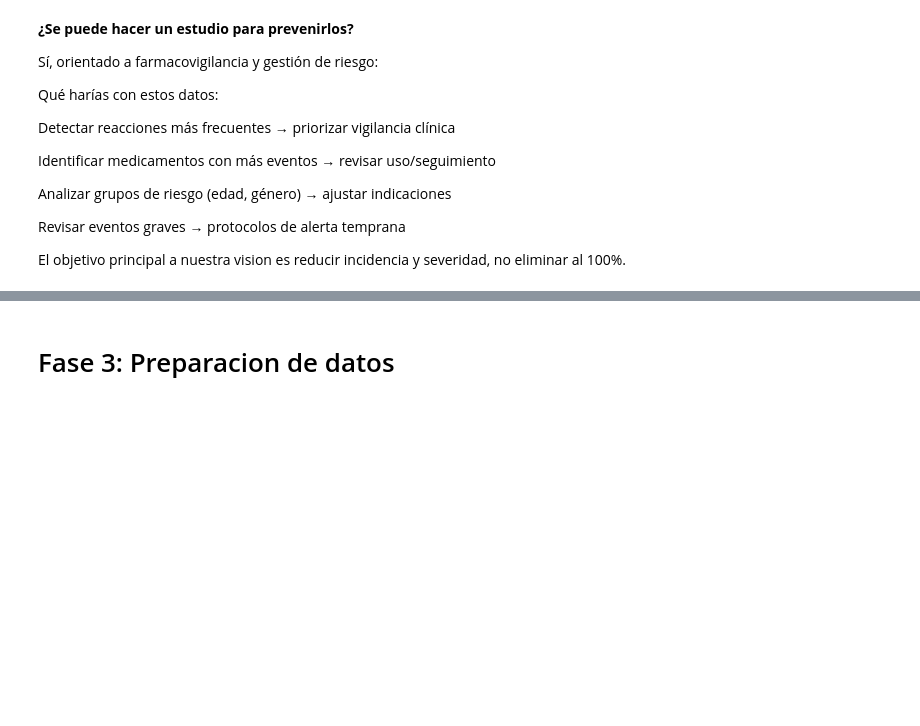
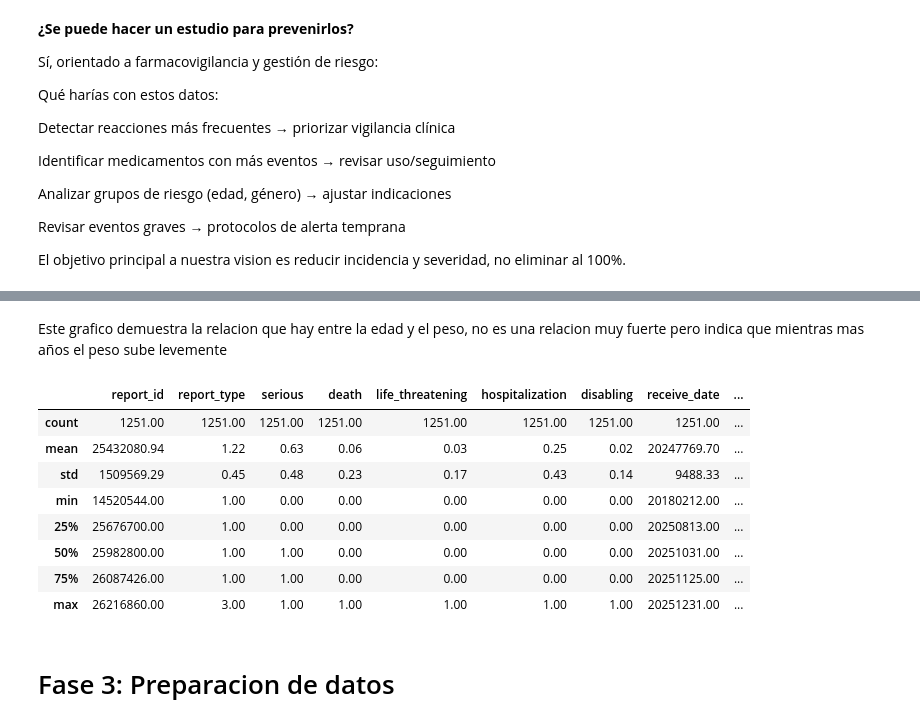
Before and after one commit to Ruhtenio/Mineria_Datos002D, a Jupyter notebook: Eventos_adversos_FDA.ipynb, the cells around one changed output, grey strips where cells are left out. Drawn from its saved outputs; the diff is of its cells as text; code cells hidden in the pictures; blank space fills up the shorter version.

```diff
--- a/Eventos_adversos_FDA.ipynb
+++ b/Eventos_adversos_FDA.ipynb
@@ -633,3 +656,17 @@ Revisar eventos graves → protocolos de alerta temprana
+# %% [markdown]
+Este grafico demuestra la relacion que hay entre la edad y el peso, no es una relacion muy fuerte pero indica que mientras mas años el peso sube levemente
+# %%
+df2.describe().round(2)
+# %% [output]
+|  | report_id | report_type | serious | death | life_threatening | hospitalization | disabling | receive_date | ... |
+| count | 1251.00 | 1251.00 | 1251.00 | 1251.00 | 1251.00 | 1251.00 | 1251.00 | 1251.00 | ... |
+| mean | 25432080.94 | 1.22 | 0.63 | 0.06 | 0.03 | 0.25 | 0.02 | 20247769.70 | ... |
+| std | 1509569.29 | 0.45 | 0.48 | 0.23 | 0.17 | 0.43 | 0.14 | 9488.33 | ... |
+| min | 14520544.00 | 1.00 | 0.00 | 0.00 | 0.00 | 0.00 | 0.00 | 20180212.00 | ... |
+| 25% | 25676700.00 | 1.00 | 0.00 | 0.00 | 0.00 | 0.00 | 0.00 | 20250813.00 | ... |
+| 50% | 25982800.00 | 1.00 | 1.00 | 0.00 | 0.00 | 0.00 | 0.00 | 20251031.00 | ... |
+| 75% | 26087426.00 | 1.00 | 1.00 | 0.00 | 0.00 | 0.00 | 0.00 | 20251125.00 | ... |
+| max | 26216860.00 | 3.00 | 1.00 | 1.00 | 1.00 | 1.00 | 1.00 | 20251231.00 | ... |
 # %% [markdown]
 # Fase 3: Preparacion de datos
 # %% [markdown]
```
Also changed, not shown: parts of 25 cells of this notebook.
